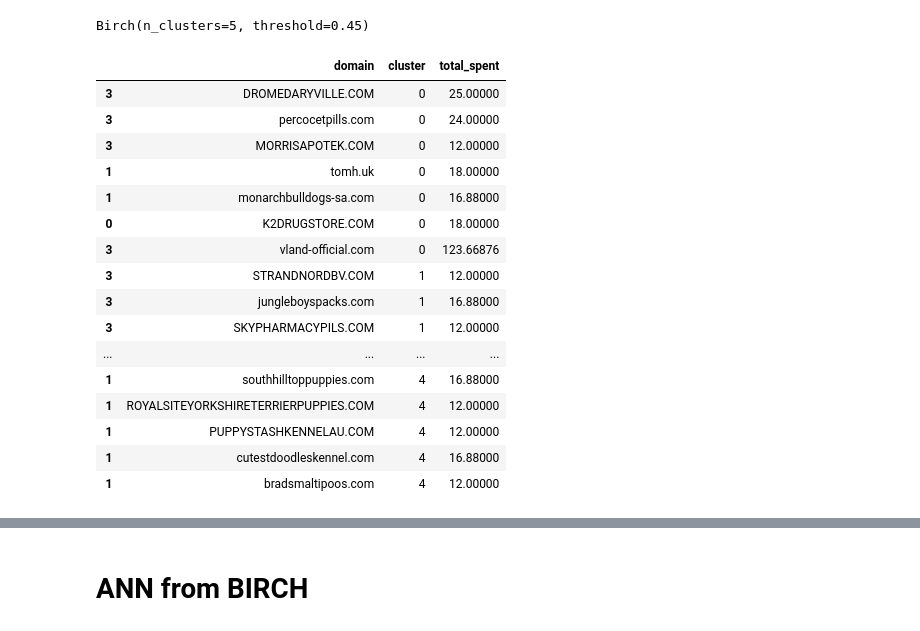
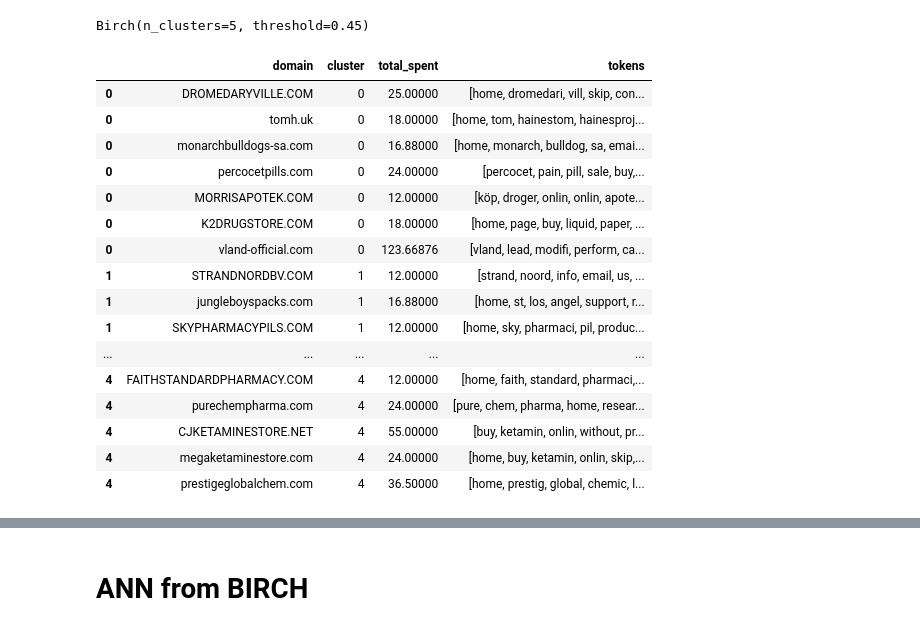
Before and after one commit to ConnorCairns/FraudBoard, a Jupyter notebook: backend/categorize/Categorization.ipynb, the cells around one changed output, grey strips where cells are left out. Cells and saved outputs as stored; diff of their text form; code cells hidden in the pictures.

```diff
--- a/backend/categorize/Categorization.ipynb
+++ b/backend/categorize/Categorization.ipynb
@@ -224,27 +290,27 @@ test = load('brc-clustering.joblib')
 # %%
 birch_clusters = brc.labels_.tolist()
 
-birch_domains = {'domain': tokens.keys(), 'cluster': birch_clusters, 'total_spent': list(costs.values())}
+birch_domains = {'domain': tokens.keys(), 'cluster': birch_clusters, 'total_spent': list(costs.values()), 'tokens': tokens.values()}
 
-birch_df = pd.DataFrame(birch_domains, index=[clusters], columns=['domain', 'cluster', 'total_spent'])
-birch_grouped_df = birch_df.groupby('cluster')
+birch_df = pd.DataFrame(birch_domains, index=[birch_clusters], columns=['domain', 'cluster', 'total_spent', 'tokens'])
+
+birch_grouped_df = birch_df.sort_values(by=['cluster'])
+birch_grouped_df
+# %% [output]
+|  | domain | cluster | total_spent | tokens |
+| 0 | DROMEDARYVILLE.COM | 0 | 25.00000 | [home, dromedari, vill, skip, con... |
+| 0 | tomh.uk | 0 | 18.00000 | [home, tom, hainestom, hainesproj... |
+| 0 | monarchbulldogs-sa.com | 0 | 16.88000 | [home, monarch, bulldog, sa, emai... |
+| 0 | percocetpills.com | 0 | 24.00000 | [percocet, pain, pill, sale, buy,... |
+| 0 | MORRISAPOTEK.COM | 0 | 12.00000 | [köp, droger, onlin, onlin, apote... |
+| 0 | K2DRUGSTORE.COM | 0 | 18.00000 | [home, page, buy, liquid, paper, ... |
+| 0 | vland-official.com | 0 | 123.66876 | [vland, lead, modifi, perform, ca... |
+| 1 | STRANDNORDBV.COM | 1 | 12.00000 | [strand, noord, info, email, us, ... |
+| 1 | jungleboyspacks.com | 1 | 16.88000 | [home, st, los, angel, support, r... |
+| 1 | SKYPHARMACYPILS.COM | 1 | 12.00000 | [home, sky, pharmaci, pil, produc... |
+| ... | ... | ... | ... | ... |
+| 4 | FAITHSTANDARDPHARMACY.COM | 4 | 12.00000 | [home, faith, standard, pharmaci,... |
+| 4 | purechempharma.com | 4 | 24.00000 | [pure, chem, pharma, home, resear... |
+| 4 | CJKETAMINESTORE.NET | 4 | 55.00000 | [buy, ketamin, onlin, without, pr... |
+| 4 | megaketaminestore.com | 4 | 24.00000 | [home, buy, ketamin, onlin, skip,... |
+| 4 | prestigeglobalchem.com | 4 | 36.50000 | [home, prestig, global, chemic, l... |
-# %%
-birch_df.sort_values(by=['cluster'])
-# %% [output]
-|  | domain | cluster | total_spent |
-| 3 | DROMEDARYVILLE.COM | 0 | 25.00000 |
-| 3 | percocetpills.com | 0 | 24.00000 |
-| 3 | MORRISAPOTEK.COM | 0 | 12.00000 |
-| 1 | tomh.uk | 0 | 18.00000 |
-| 1 | monarchbulldogs-sa.com | 0 | 16.88000 |
-| 0 | K2DRUGSTORE.COM | 0 | 18.00000 |
-| 3 | vland-official.com | 0 | 123.66876 |
-| 3 | STRANDNORDBV.COM | 1 | 12.00000 |
-| 3 | jungleboyspacks.com | 1 | 16.88000 |
-| 3 | SKYPHARMACYPILS.COM | 1 | 12.00000 |
-| ... | ... | ... | ... |
-| 1 | southhilltoppuppies.com | 4 | 16.88000 |
-| 1 | ROYALSITEYORKSHIRETERRIERPUPPIES.COM | 4 | 12.00000 |
-| 1 | PUPPYSTASHKENNELAU.COM | 4 | 12.00000 |
-| 1 | cutestdoodleskennel.com | 4 | 16.88000 |
-| 1 | bradsmaltipoos.com | 4 | 12.00000 |
```
Also changed, not shown: parts of 24 cells of this notebook, 3 other files.
